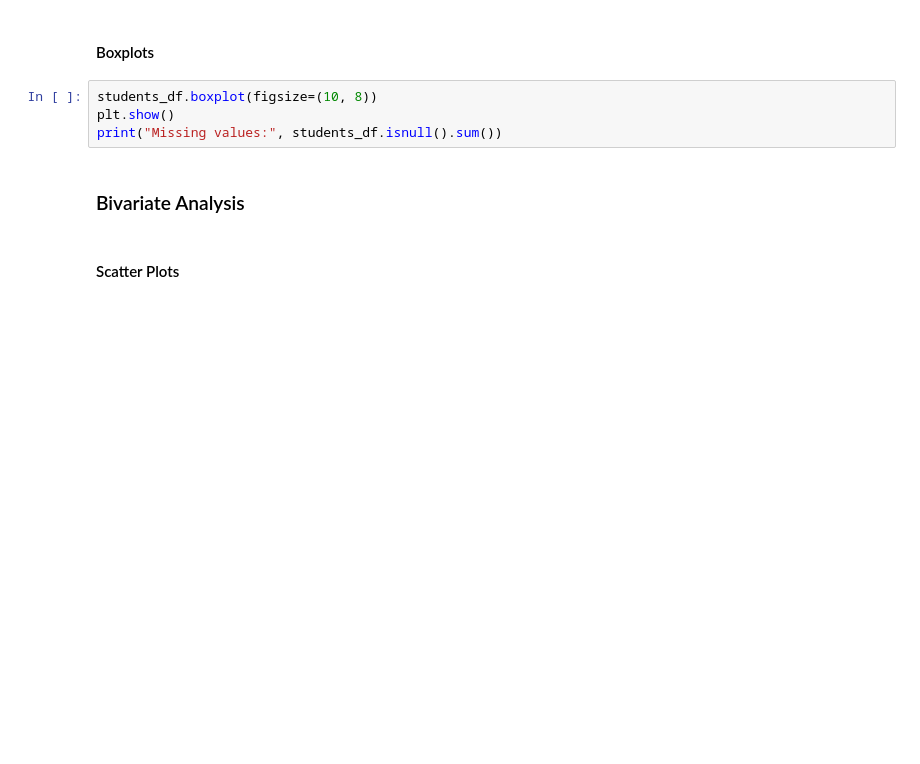
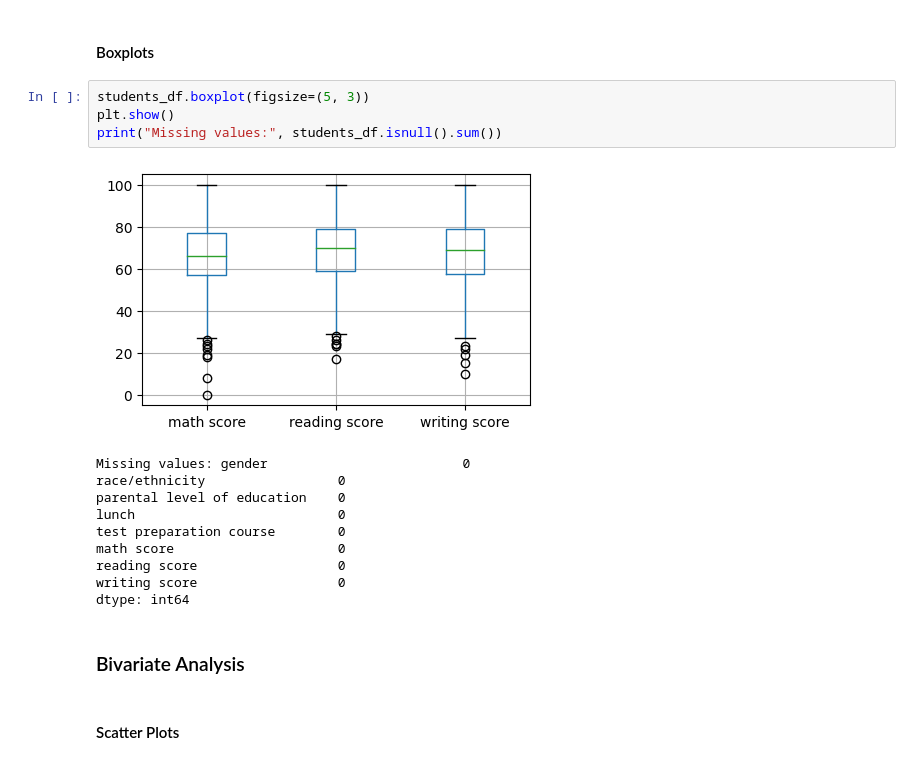
Before and after one commit to HyperionDevBootcamps/2024-Commercial-Lecture-Backpack, a Jupyter notebook: Data Science (DS)/Week4/Lecture8/Code/StudentPerformance.ipynb, the cells around one changed output. Saved outputs shown, nothing was run; the diff lists cells and outputs as text; blank space fills up the shorter version.

```diff
--- a/Data Science (DS)/Week4/Lecture8/Code/StudentPerformance.ipynb
+++ b/Data Science (DS)/Week4/Lecture8/Code/StudentPerformance.ipynb
@@ -42,9 +82,20 @@ plt.show()
 # %% [markdown]
 #### Boxplots
 # %%
-students_df.boxplot(figsize=(10, 8))
+students_df.boxplot(figsize=(5, 3))
 plt.show()
 print("Missing values:", students_df.isnull().sum())
+# %% [output]
+[figure, added]
+Missing values: gender                         0
+race/ethnicity                 0
+parental level of education    0
+lunch                          0
+test preparation course        0
+math score                     0
+reading score                  0
+writing score                  0
+dtype: int64
 # %% [markdown]
 ### Bivariate Analysis
 # %% [markdown]
```
Also changed, not shown: parts of 10 cells of this notebook, 9 other files.
